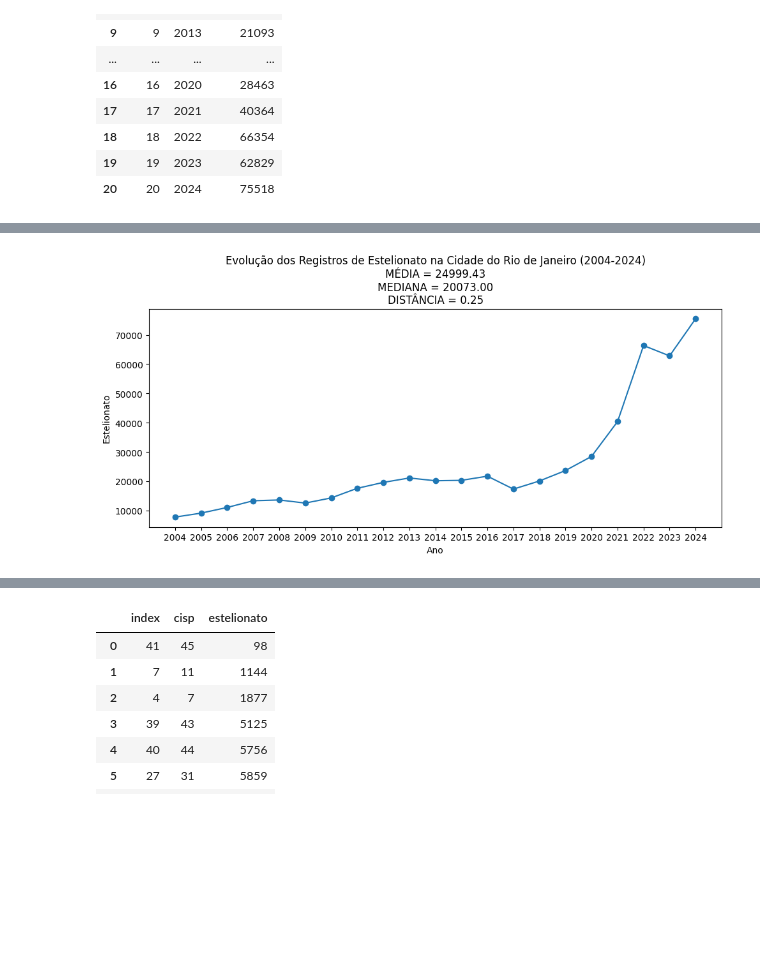
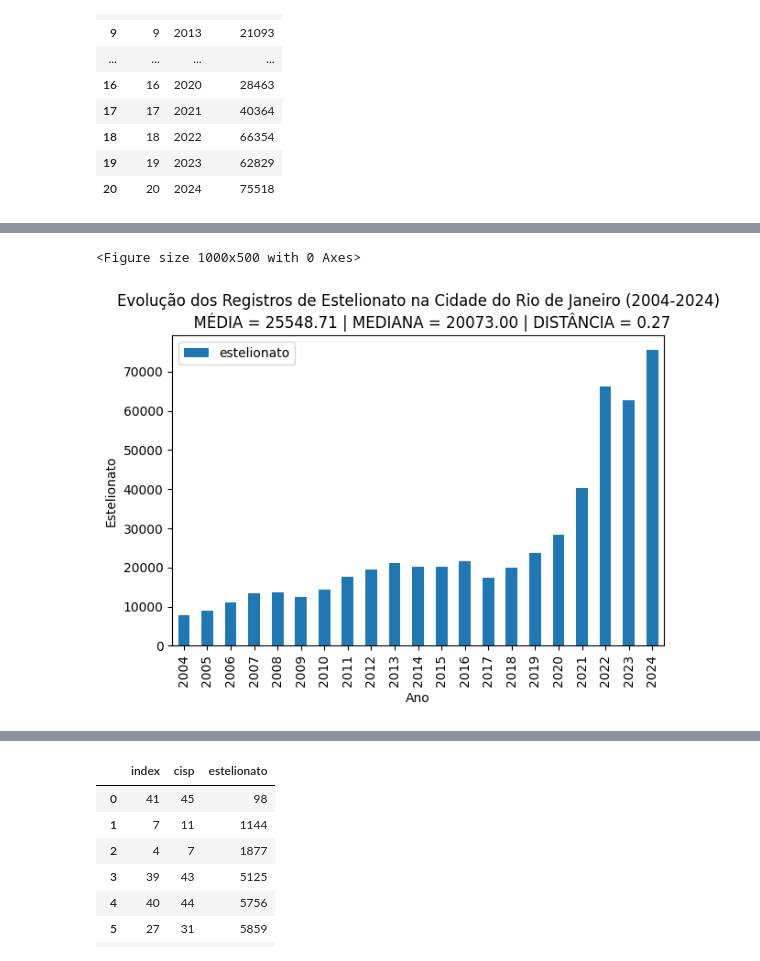
Before and after one commit to vivian-assis/ProjetoSegPub, a Jupyter notebook: ProjetoSegPub_grupoVi.ipynb, the cells around one changed output, grey strips where cells are left out. Drawn from its saved outputs; the diff is of its cells as text; code cells hidden in the pictures; blank space fills up the shorter version.

```diff
--- a/ProjetoSegPub_grupoVi.ipynb
+++ b/ProjetoSegPub_grupoVi.ipynb
@@ -203,10 +233,10 @@ plt.show()
 # %% [markdown]
 # Estelionato
 # %%
-df = pd.read_csv('https://www.ispdados.rj.gov.br/Arquivos/BaseDPEvolucaoMensalCisp.csv', sep = ';',  encoding= 'latin1')
-df = df.loc[(df['ano']>=2004) & (df['ano'] < 2025)]
-df.info()
-df.head(5)
+df_baseDPE = pd.read_csv('https://www.ispdados.rj.gov.br/Arquivos/BaseDPEvolucaoMensalCisp.csv', sep = ';',  encoding= 'latin1')
+df_baseDPE = df_baseDPE.loc[(df_baseDPE['ano']>=2004) & (df_baseDPE['ano'] < 2025)]
+df_baseDPE.info()
+df_baseDPE.head(5)
 # %% [output]
 <class 'pandas.core.frame.DataFrame'>
 Index: 34007 entries, 1526 to 35532
@@ -234,8 +264,7 @@ memory usage: 16.6+ MB
 5 rows × 63 columns
 # %%
 #Analisar a evolução dos registros de estelionato na cidade do Rio de Janeiro.
-df_RJ = df.loc[(df['munic'] == 'Rio de Janeiro')]
-df_RJ = df.loc[(df['munic'] == 'Rio de Janeiro')]
+df_RJ = df_baseDPE.loc[(df_baseDPE['munic'] == 'Rio de Janeiro')]
 df_estl = df_RJ.groupby(['ano'])['estelionato'].sum().reset_index()
 df_estl = df_estl.sort_values(by = 'ano').reset_index()
 df_estl
@@ -272,10 +315,12 @@ DISTÂNCIA = 0.11
 # %%
 plt.figure(figsize=(10,5))
-plt.plot(df_estl['ano'], df_estl['estelionato'], marker='o', linestyle='-')
-plt.title('Evolução dos Registros de Estelionato na Cidade do Rio de Janeiro (2004-2024)\nMÉDIA = 24999.43\nMEDIANA = 20073.00\nDISTÂNCIA = 0.25')
+df_estl.plot(kind='bar' , x= 'ano', y= 'estelionato')
+plt.title(f'Evolução dos Registros de Estelionato na Cidade do Rio de Janeiro (2004-2024)\n \
+     MÉDIA = {media_estl:.2f} | MEDIANA = {mediana_estl:.2f} | DISTÂNCIA = {distancia_estl:.2f}')
 plt.xlabel('Ano')
 plt.ylabel('Estelionato')
 plt.tight_layout()
 plt.show()
 # %% [output]
+<Figure size 1000x500 with 0 Axes>
-[figure, old version]
+[figure, new version]
```
Also changed, not shown: parts of 46 cells of this notebook.
